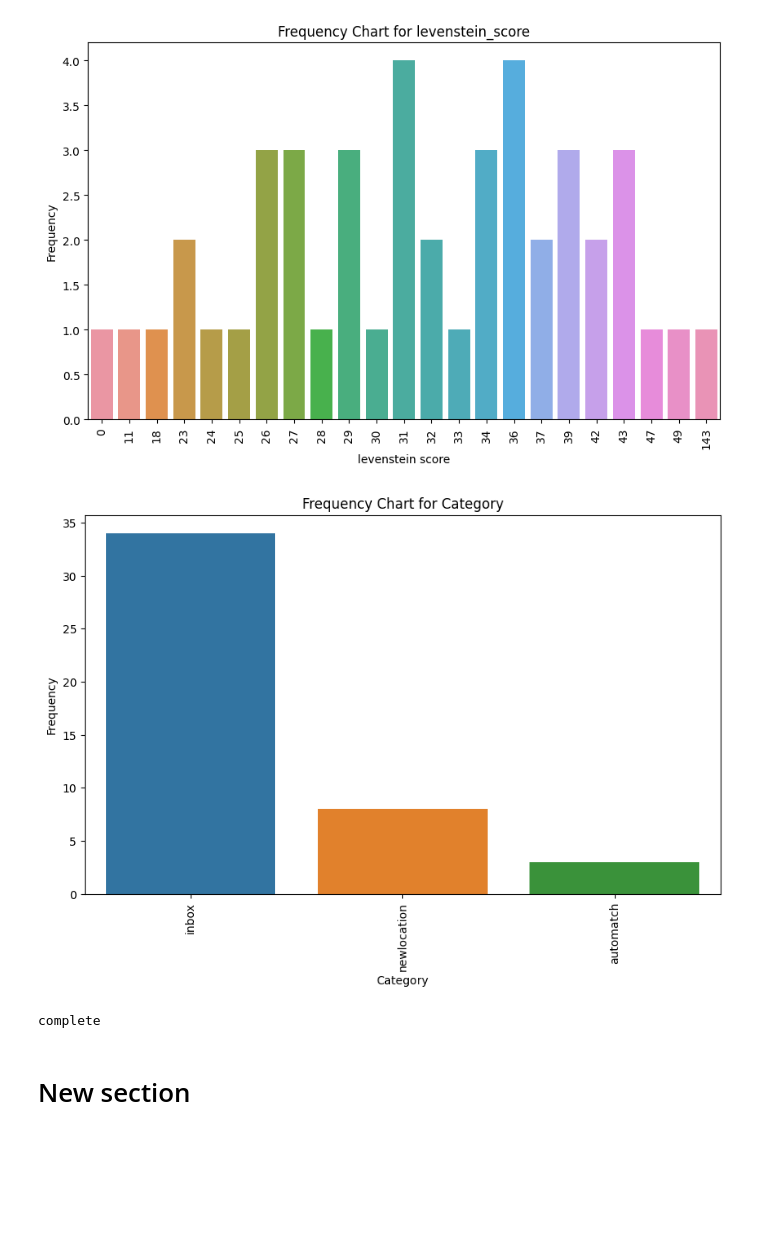
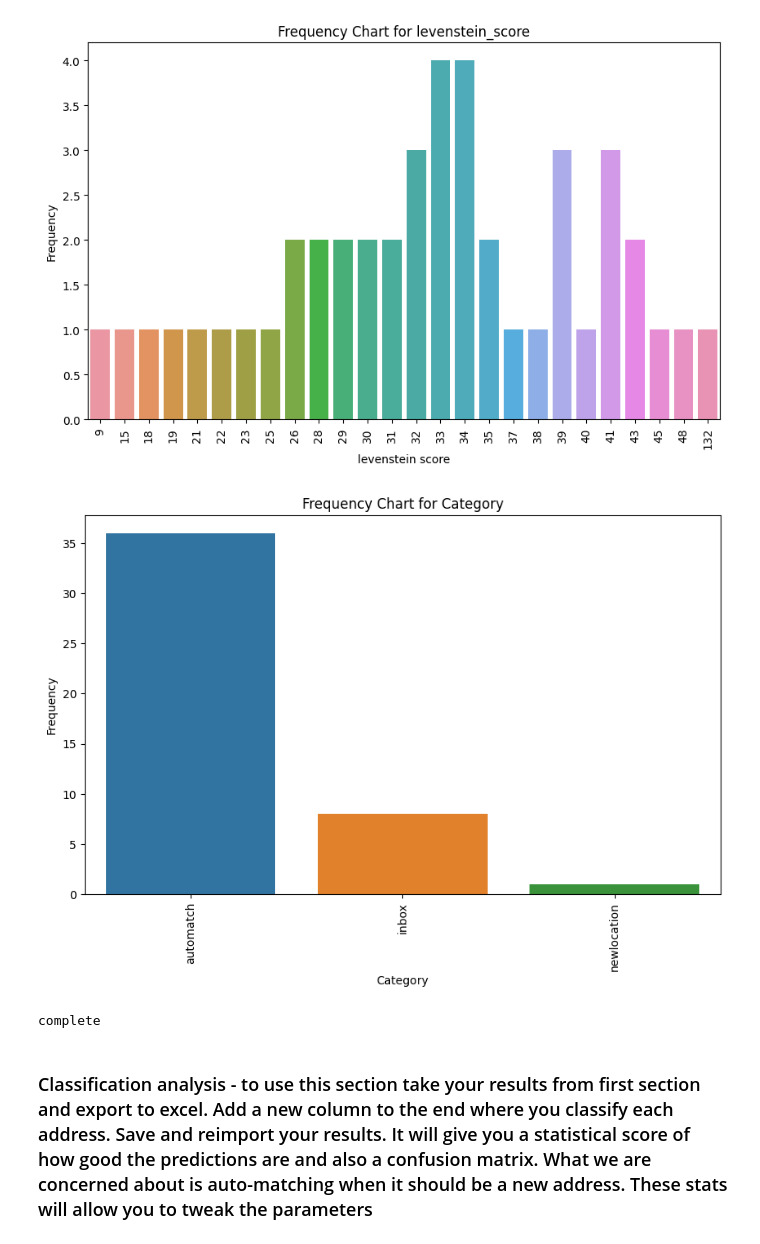
Before and after one commit to RickFaint/varioususefulbatchfiles, a Jupyter notebook: levenstein.ipynb, the cells around one changed output. Cells and saved outputs as stored; diff of their text form; code cells hidden in the pictures; blank space fills up the shorter version.

```diff
--- a/levenstein.ipynb
+++ b/levenstein.ipynb
@@ -48,11 +48,14 @@ IntText(value=40, description='new_location:')
 IntText(value=20, description='inbox')
 [interactive output not drawn]
 # %%
+# the installs below need to be done once per session uncomment the first time you log in
+# run the cell. It will do the imports . Then comment out . If you do not comment out
+# it wil still work but it will take x2 as long
 
-#!pip install pandas
-#!pip install python-Levenshtein
-#!pip install seaborn
-#!pip install matplotlib
+!pip install pandas
+!pip install python-Levenshtein
+!pip install seaborn
+!pip install matplotlib
 import io
 from google.colab import drive
 import pandas as pd #import panda library
@@ -77,10 +80,10 @@ put_in_inbox_value = int(put_in_inbox1.value)
 auto_create_as_new_location_value = int(auto_create_as_new_location1.value)
 
 
-matchaddress = str(matchaddress.value) #"AMAZON - BOLTON (MAN3) 360 Logistics North" # comparison address. Replace with the new address
+matchaddress = str(matchaddress).upper() # example "AMAZON - BOLTON (MAN3) 360 Logistics North" # comparison address.
 print(" it is " + matchaddress)
 
-cleanMatch = re.sub(r'\W+', '', matchaddress)  # removes all white scace and any non alpha numberic charactors
+cleanMatch = re.sub(r'\W+', '', matchaddress)  # removes all white space and any non alpha numberic charactors
 
 print(cleanMatch) # prints the clean match address out this is for checking puporses
 
@@ -97,7 +100,9 @@ addressdf = pd.read_csv(io.BytesIO(file_content)) # upload file as a raw string.
 
 addressdf.columns = ['address', 'postcode'] #rename columns so that it won't error if columns named differently
 
-addressdf['cleaned_address'] = addressdf['address'].str.replace(r'\W+', '', regex=True) #adds a new column. New column is address with white space and non alpha removed
+addressdf['cleaned_address'] = addressdf['address'].str.replace(r'\W+', '', regex=True) #adds a new column. New column is address with white space/non alpha
+
+addressdf['cleaned_address'] = addressdf['cleaned_address'].str.upper() # converts to upper
 
 addressdf['levenstein_score'] = addressdf['cleaned_address'].apply(lambda x: pl.distance(x, cleanMatch)) #calculates the lev distance
 
@@ -145,6 +160,6 @@ automatch       3
 Name: category, dtype: int64
-[figure, old version]
+[figure, new version]
-[figure, old version]
+[figure, new version]
 complete
-# %% [markdown]
-# New section
+# %% [markdown]
+### Classification analysis - to use this section take your results from first section and export to excel. Add a new column to the end where you classify each address. Save and reimport your results. It will give you a statistical score of how good the predictions are and also a confusion matrix. What we are concerned about is auto-matching when it should be a new address. These stats will allow you to tweak the parameters
```
Also changed, not shown: parts of 3 cells of this notebook.
